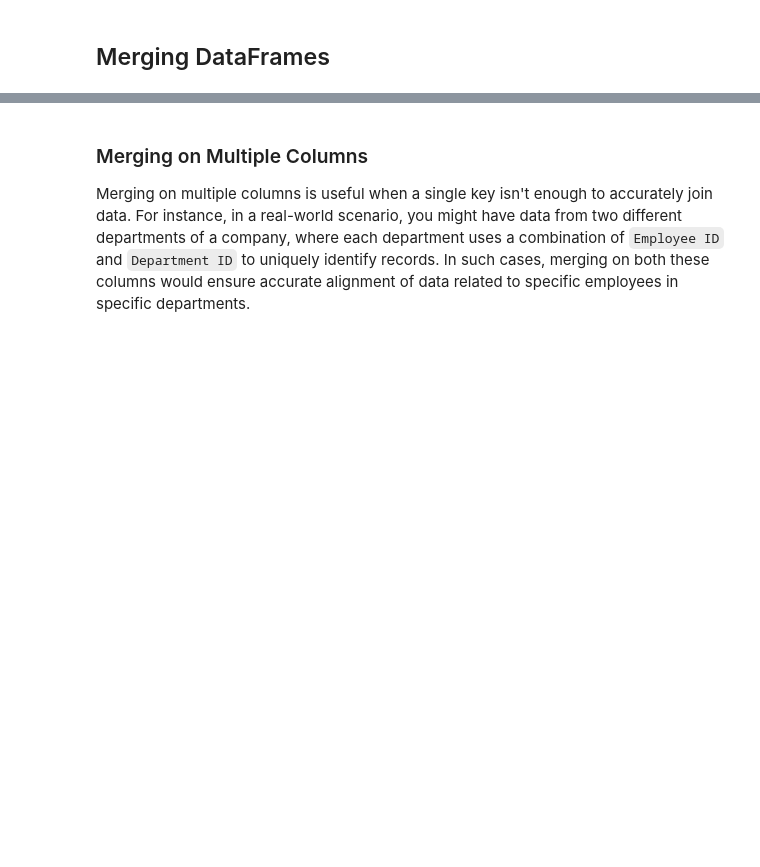
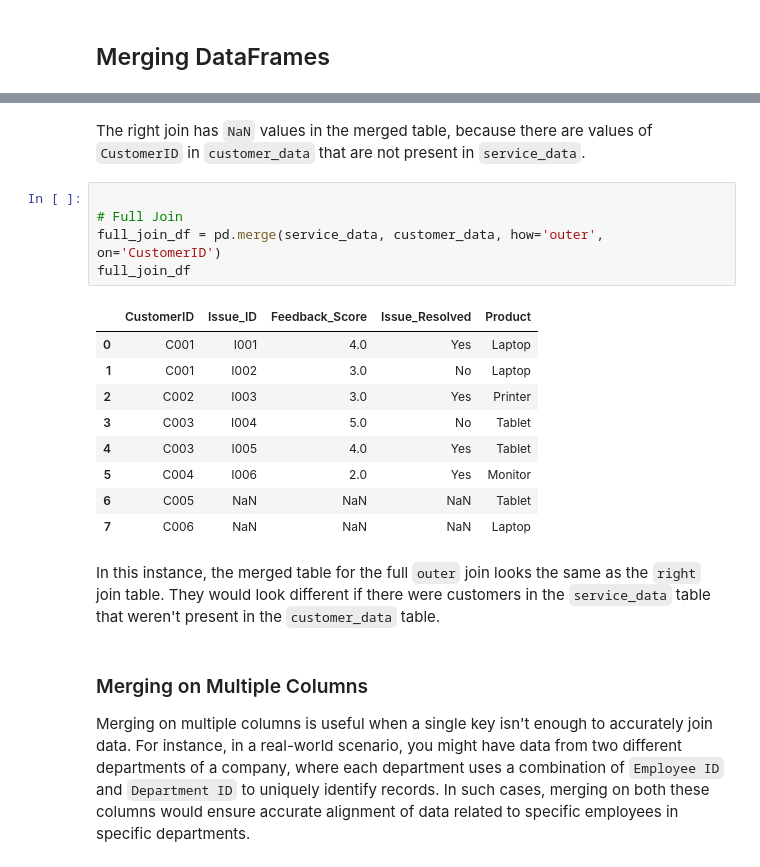
Before and after one commit to AI-Core/Content-Public-dev, a Jupyter notebook: Content/units/Data-Handling/2. Data Manipulation with Pandas/4. DataFrame Manipulations/Notebook.ipynb, the cells around one changed output, grey strips where cells are left out. Drawn from its saved outputs; the diff is of its cells as text; blank space fills up the shorter version.

```diff
--- a/Content/units/Data-Handling/2. Data Manipulation with Pandas/4. DataFrame Manipulations/Notebook.ipynb
+++ b/Content/units/Data-Handling/2. Data Manipulation with Pandas/4. DataFrame Manipulations/Notebook.ipynb
@@ -182,3 +211,22 @@ full_join_df = pd.merge(df1, df2, how='outer', on='Key')
+# %% [markdown]
+The right join has `NaN` values in the merged table, because there are values of `CustomerID` in `customer_data` that are not present in `service_data`.
+# %%
+
+# Full Join
+full_join_df = pd.merge(service_data, customer_data, how='outer', on='CustomerID')
+full_join_df
+# %% [output]
+|  | CustomerID | Issue_ID | Feedback_Score | Issue_Resolved | Product |
+| 0 | C001 | I001 | 4.0 | Yes | Laptop |
+| 1 | C001 | I002 | 3.0 | No | Laptop |
+| 2 | C002 | I003 | 3.0 | Yes | Printer |
+| 3 | C003 | I004 | 5.0 | No | Tablet |
+| 4 | C003 | I005 | 4.0 | Yes | Tablet |
+| 5 | C004 | I006 | 2.0 | Yes | Monitor |
+| 6 | C005 | NaN | NaN | NaN | Tablet |
+| 7 | C006 | NaN | NaN | NaN | Laptop |
+# %% [markdown]
+In this instance, the merged table for the full `outer` join looks the same as the `right` join table. They would look different if there were customers in the `service_data` table that weren't present in the `customer_data` table.
 # %% [markdown]
 
 ### Merging on Multiple Columns
```
Also changed, not shown: parts of 24 cells of this notebook, 27 other files.
